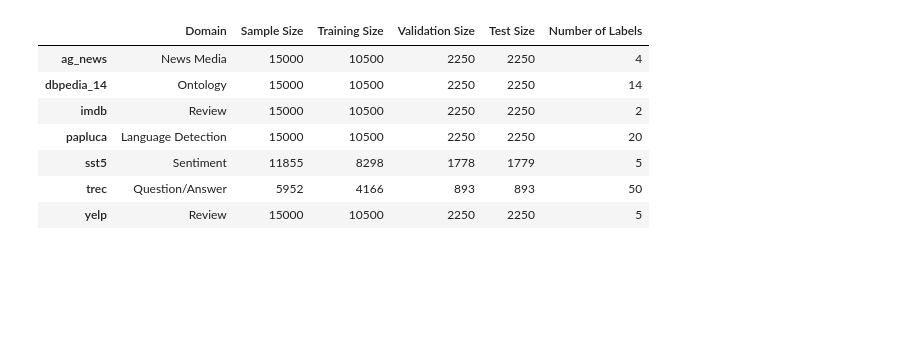
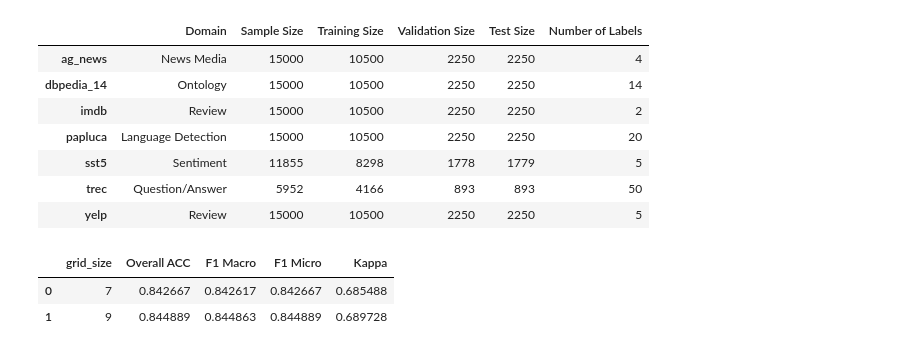
Before and after one commit to abdalimran/FR-KAN-Text-Classification, a Jupyter notebook: results.ipynb, the cells around one changed output. Cells and saved outputs as stored; diff of their text form; code cells hidden in the pictures; blank space fills up the shorter version.

```diff
--- a/results.ipynb
+++ b/results.ipynb
@@ -295,3 +415,31 @@ pd.DataFrame(
 | sst5 | Sentiment | 11855 | 8298 | 1778 | 1779 | 5 |
 | trec | Question/Answer | 5952 | 4166 | 893 | 893 | 50 |
 | yelp | Review | 15000 | 10500 | 2250 | 2250 | 5 |
+# %%
+with open("results/imdb_distilbert_kan--9.pickle", "rb") as f:
+    imdb_distilbert_kan_9 = pickle.load(f)
+
+with open("results/imdb_distilbert_kan--7.pickle", "rb") as f:
+    imdb_distilbert_kan_7 = pickle.load(f)
+
+pd.DataFrame(
+    [
+        [   7,
+            imdb_distilbert_kan_7["test_metrics"].overall_stat["Overall ACC"],
+            imdb_distilbert_kan_7["test_metrics"].overall_stat["F1 Macro"],
+            imdb_distilbert_kan_7["test_metrics"].overall_stat["F1 Micro"],
+            imdb_distilbert_kan_7["test_metrics"].overall_stat["Kappa"],
+        ],
+        [   9,
+            imdb_distilbert_kan_9["test_metrics"].overall_stat["Overall ACC"],
+            imdb_distilbert_kan_9["test_metrics"].overall_stat["F1 Macro"],
+            imdb_distilbert_kan_9["test_metrics"].overall_stat["F1 Micro"],
+            imdb_distilbert_kan_9["test_metrics"].overall_stat["Kappa"],
+        ],
+    ],
+    columns=["grid_size", "Overall ACC", "F1 Macro", "F1 Micro", "Kappa"],
+)
+# %% [output]
+|  | grid_size | Overall ACC | F1 Macro | F1 Micro | Kappa |
+| 0 | 7 | 0.842667 | 0.842617 | 0.842667 | 0.685488 |
+| 1 | 9 | 0.844889 | 0.844863 | 0.844889 | 0.689728 |
```
Also changed, not shown: parts of 4 cells of this notebook, 5 other files.
